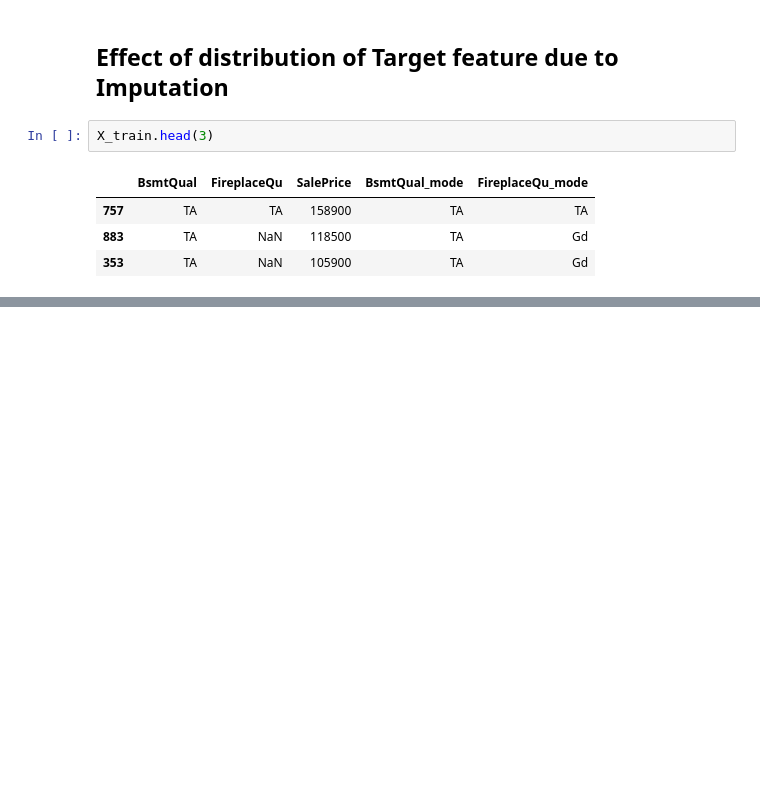
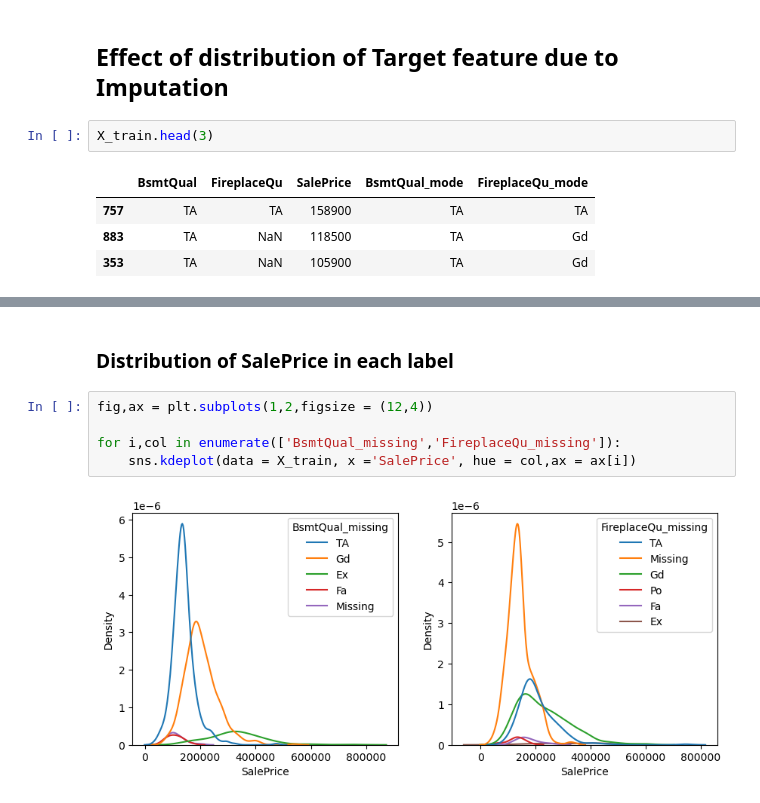
Before and after one commit to datta-abhi/feature_engg, a Jupyter notebook: mising data imputation/introduction/frequent_category,missing_category.ipynb, the cells around one changed output, grey strips where cells are left out. Drawn from its saved outputs; the diff is of its cells as text; blank space fills up the shorter version.

```diff
--- a/mising data imputation/introduction/frequent_category,missing_category.ipynb
+++ b/mising data imputation/introduction/frequent_category,missing_category.ipynb
@@ -115,0 +160,9 @@ X_train.head(3)
+# %% [markdown]
+### Distribution of SalePrice in each label
+# %%
+fig,ax = plt.subplots(1,2,figsize = (12,4))
+
+for i,col in enumerate(['BsmtQual_missing','FireplaceQu_missing']):
+    sns.kdeplot(data = X_train, x ='SalePrice', hue = col,ax = ax[i])
+# %% [output]
+[figure, added]
```
Also changed, not shown: parts of 6 cells of this notebook.
